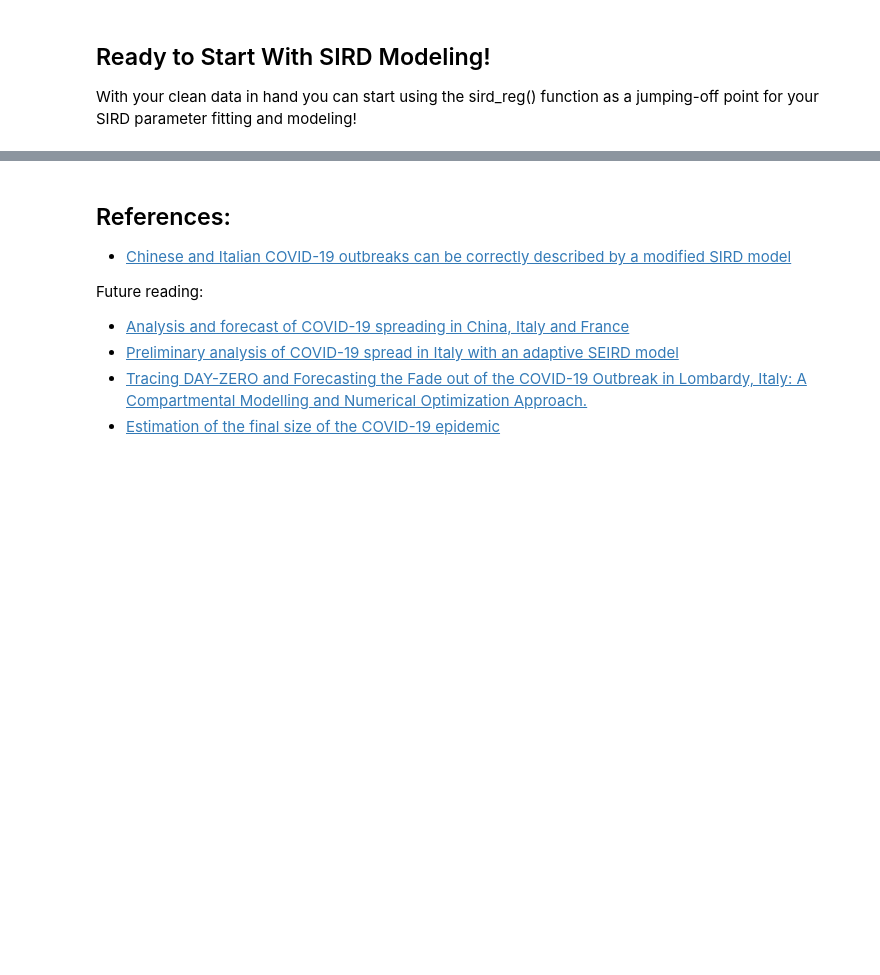
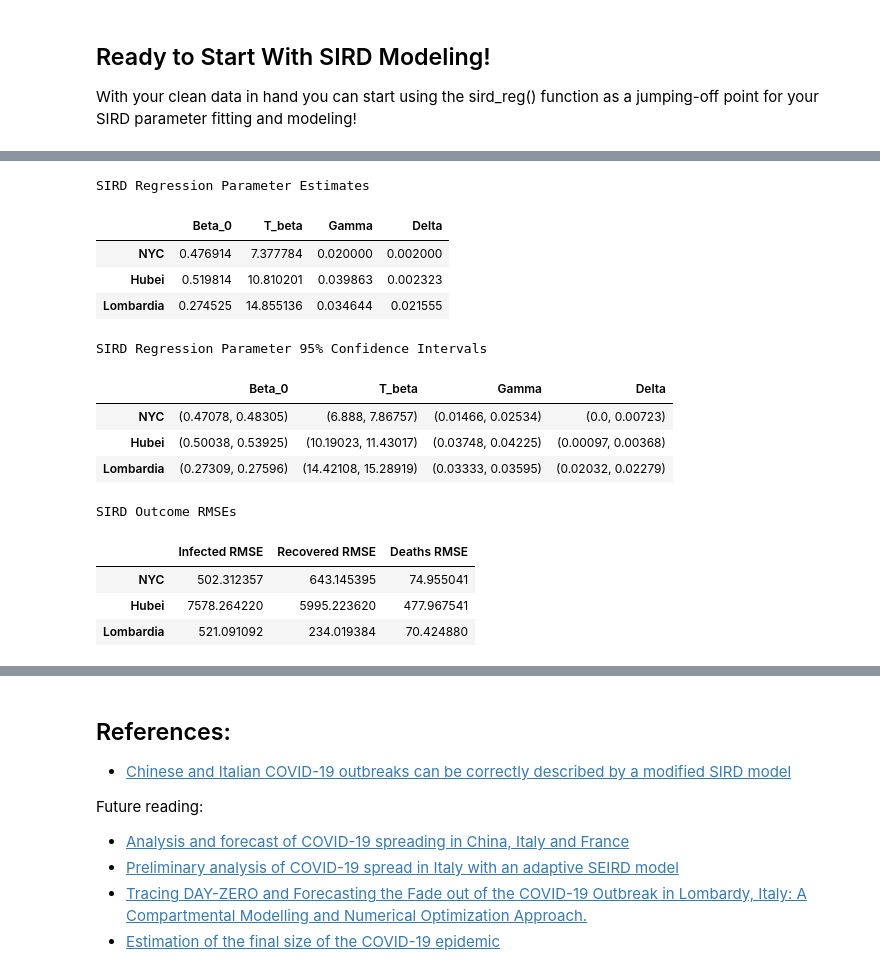
Before and after one commit to jpoles1/open_covid19, a Jupyter notebook: JP_Easy_SIRD.ipynb, the cells around one changed output, grey strips where cells are left out. Drawn from its saved outputs; the diff is of its cells as text; code cells hidden in the pictures; blank space fills up the shorter version.

Commit message:
Updated Easy SIRD demo

```diff
--- a/JP_Easy_SIRD.ipynb
+++ b/JP_Easy_SIRD.ipynb
@@ -90,14 +90,3 @@ nytimes_nyc_data.tail(3)
-# %%
-#Collect clean locale data into dictionary for batch processing
-locale_data = {
-    "NYC": nytimes_nyc_data,
-    "Hubei": jhu_hubei_data,
-    "Hunan": jhu_hunan_data,
-    "Lombardia": lombardia_data,
-    "Emilia Romagna": emilia_romagna_data
-}
-#Population count required for each locale
-pop_counts = {"NYC": 8623000, "Hubei": 58500000, "Hunan": 67370000, "Lombardia": 10040000, "Emilia Romagna": 4453000}
 # %% [markdown]
 ## Ready to Start With SIRD Modeling!
 
@@ -242,0 +274,10 @@ SIRD Outcome RMSEs
+# %%
+#Collect clean locale data into dictionary for batch processing
+epidemic_list = [
+    Epidemic("NYC", nytimes_nyc_data, locale_pop=8623000, hospital_beds=23000,
+             t_lockdown="03-19-2020", t_lift="05-19-2020", forecast_days=180),
+    Epidemic("Hubei", jhu_hubei_data, locale_pop=58500000, t_lockdown="01-23-2020", t_lift="03-27-2020"),
+    Epidemic("Lombardia", lombardia_data, locale_pop=10040000, t_lockdown="03-09-2020", t_lift="05-09-2020")
+]
+run_pandemic(epidemic_list)
+# %% [output]
@@ -242,0 +287,15 @@ SIRD Outcome RMSEs
+SIRD Regression Parameter Estimates
+|  | Beta_0 | T_beta | Gamma | Delta |
+| NYC | 0.476914 | 7.377784 | 0.020000 | 0.002000 |
+| Hubei | 0.519814 | 10.810201 | 0.039863 | 0.002323 |
+| Lombardia | 0.274525 | 14.855136 | 0.034644 | 0.021555 |
+SIRD Regression Parameter 95% Confidence Intervals
+|  | Beta_0 | T_beta | Gamma | Delta |
+| NYC | (0.47078, 0.48305) | (6.888, 7.86757) | (0.01466, 0.02534) | (0.0, 0.00723) |
+| Hubei | (0.50038, 0.53925) | (10.19023, 11.43017) | (0.03748, 0.04225) | (0.00097, 0.00368) |
+| Lombardia | (0.27309, 0.27596) | (14.42108, 15.28919) | (0.03333, 0.03595) | (0.02032, 0.02279) |
+SIRD Outcome RMSEs
+|  | Infected RMSE | Recovered RMSE | Deaths RMSE |
+| NYC | 502.312357 | 643.145395 | 74.955041 |
+| Hubei | 7578.264220 | 5995.223620 | 477.967541 |
+| Lombardia | 521.091092 | 234.019384 | 70.424880 |
```
Also changed, not shown: parts of 4 cells of this notebook.
